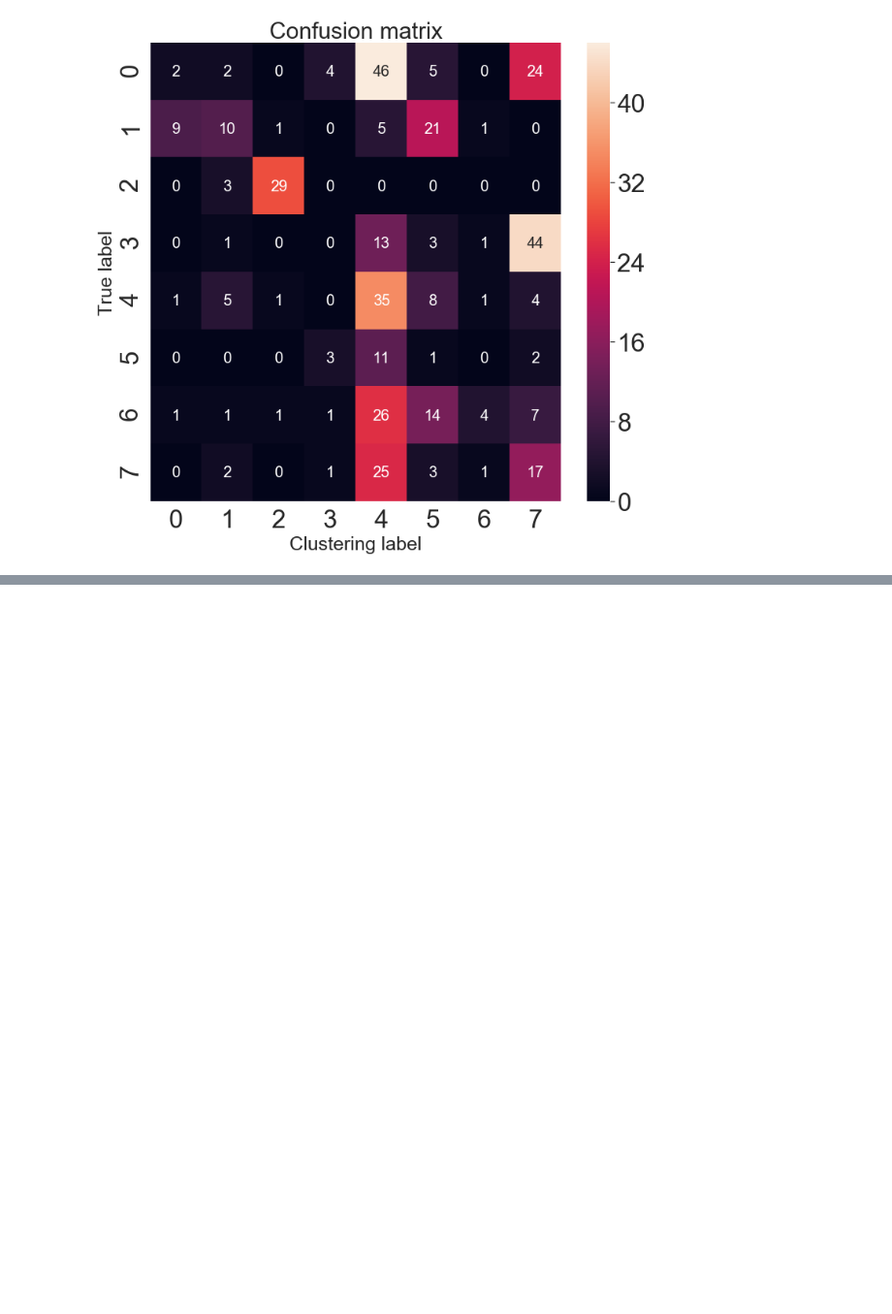
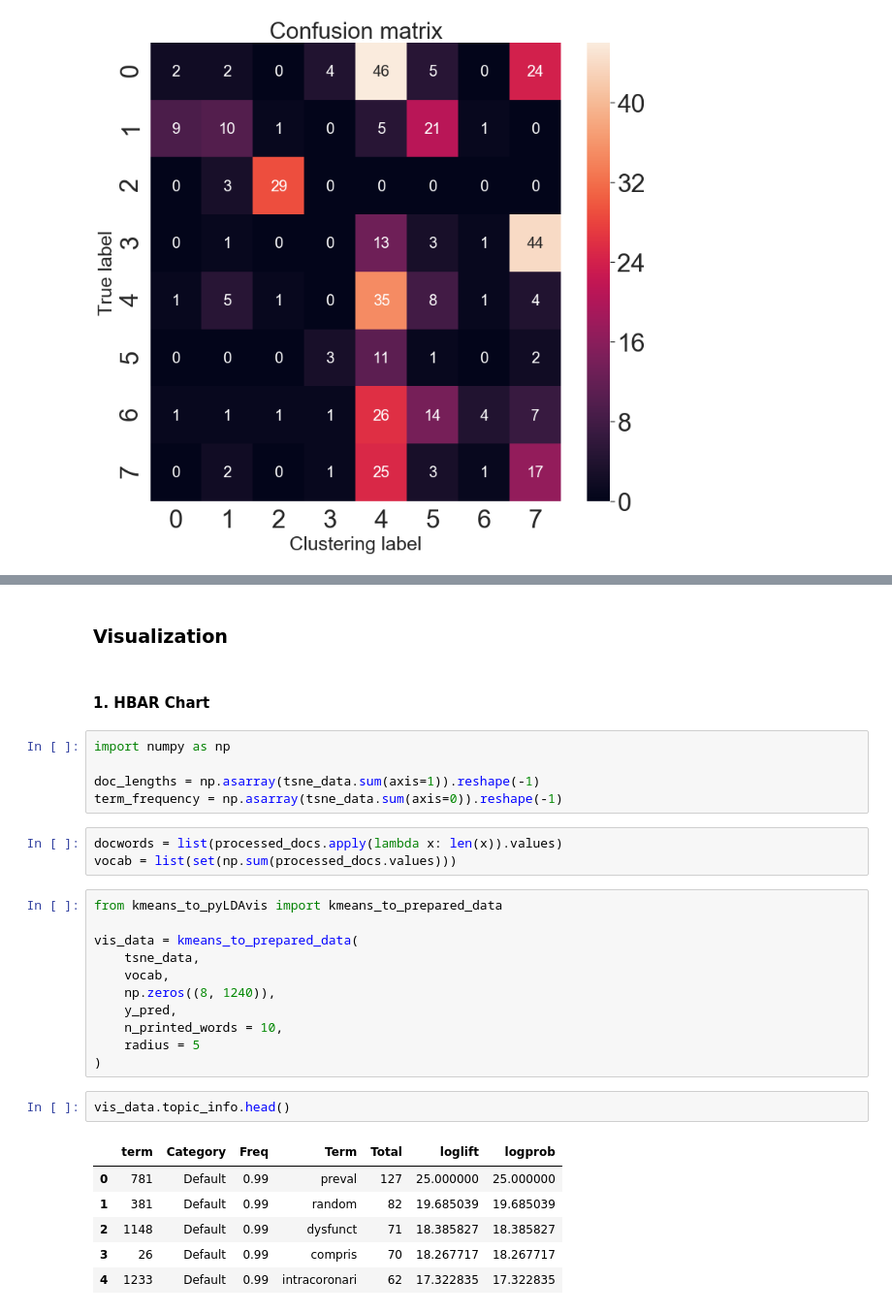
Before and after one commit to madigun697/coding_studies, a Jupyter notebook: Topic_Modeling/Topic_Modeling_DEC_Drug.ipynb, the cells around one changed output, grey strips where cells are left out. Shown at 97% size. Cells and saved outputs as stored; diff of their text form; blank space fills up the shorter version.

Commit message:
apply dec results in visualization web

```diff
--- a/Topic_Modeling/Topic_Modeling_DEC_Drug.ipynb
+++ b/Topic_Modeling/Topic_Modeling_DEC_Drug.ipynb
@@ -456,0 +460,32 @@ Text(0.5, 54.5, 'Clustering label')
+# %% [markdown]
+### Visualization
+# %% [markdown]
+#### 1. HBAR Chart
+# %%
+import numpy as np
+
+doc_lengths = np.asarray(tsne_data.sum(axis=1)).reshape(-1)
+term_frequency = np.asarray(tsne_data.sum(axis=0)).reshape(-1)
+# %%
+docwords = list(processed_docs.apply(lambda x: len(x)).values)
+vocab = list(set(np.sum(processed_docs.values)))
+# %%
+from kmeans_to_pyLDAvis import kmeans_to_prepared_data
+
+vis_data = kmeans_to_prepared_data(
+    tsne_data,
+    vocab,
+    np.zeros((8, 1240)),
+    y_pred,
+    n_printed_words = 10,
+    radius = 5
+)
+# %%
+vis_data.topic_info.head()
+# %% [output]
+|  | term | Category | Freq | Term | Total | loglift | logprob |
+| 0 | 781 | Default | 0.99 | preval | 127 | 25.000000 | 25.000000 |
+| 1 | 381 | Default | 0.99 | random | 82 | 19.685039 | 19.685039 |
+| 2 | 1148 | Default | 0.99 | dysfunct | 71 | 18.385827 | 18.385827 |
+| 3 | 26 | Default | 0.99 | compris | 70 | 18.267717 | 18.267717 |
+| 4 | 1233 | Default | 0.99 | intracoronari | 62 | 17.322835 | 17.322835 |
```
Also changed, not shown: parts of 11 cells of this notebook, 10 other files.
